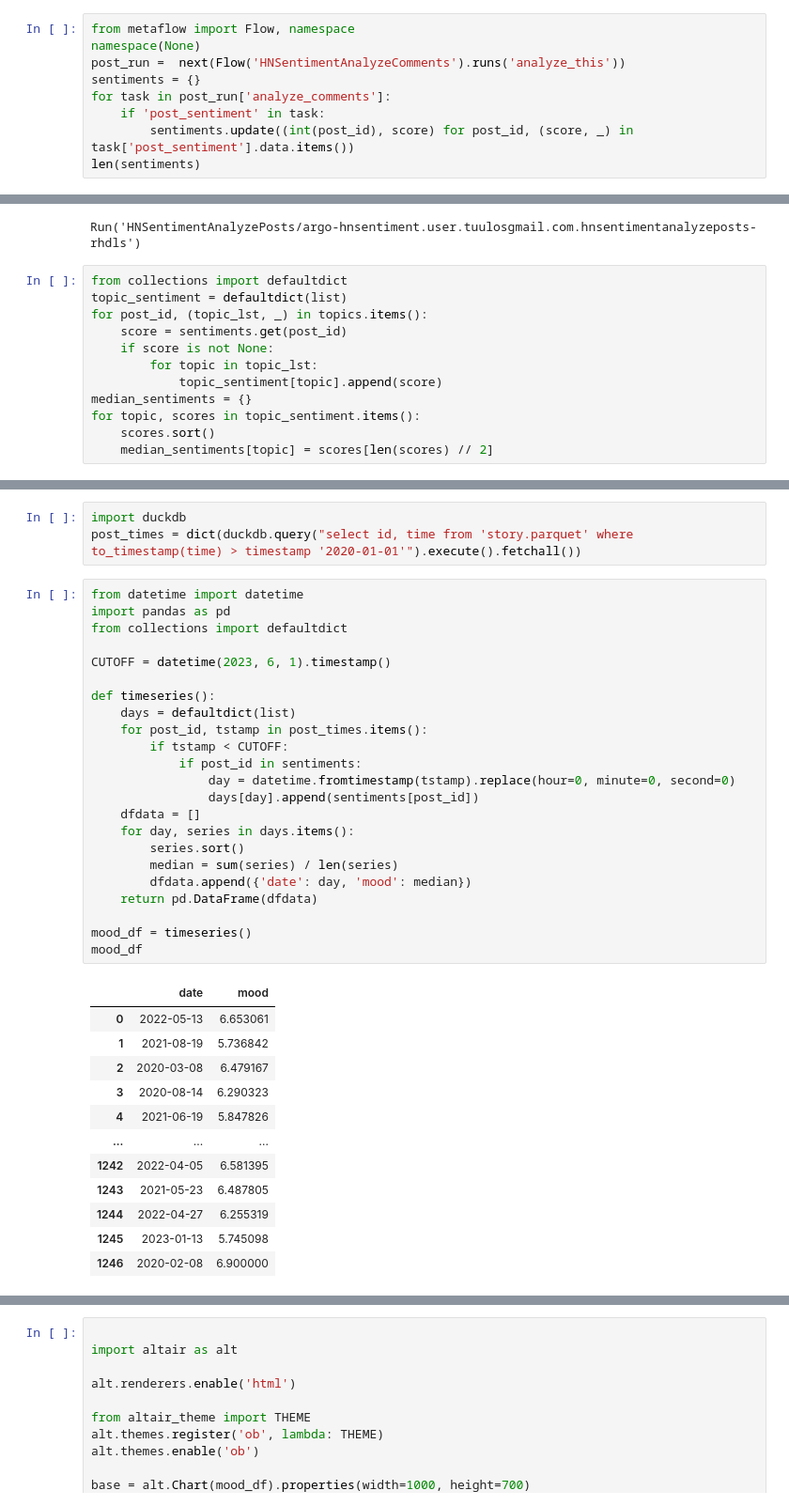
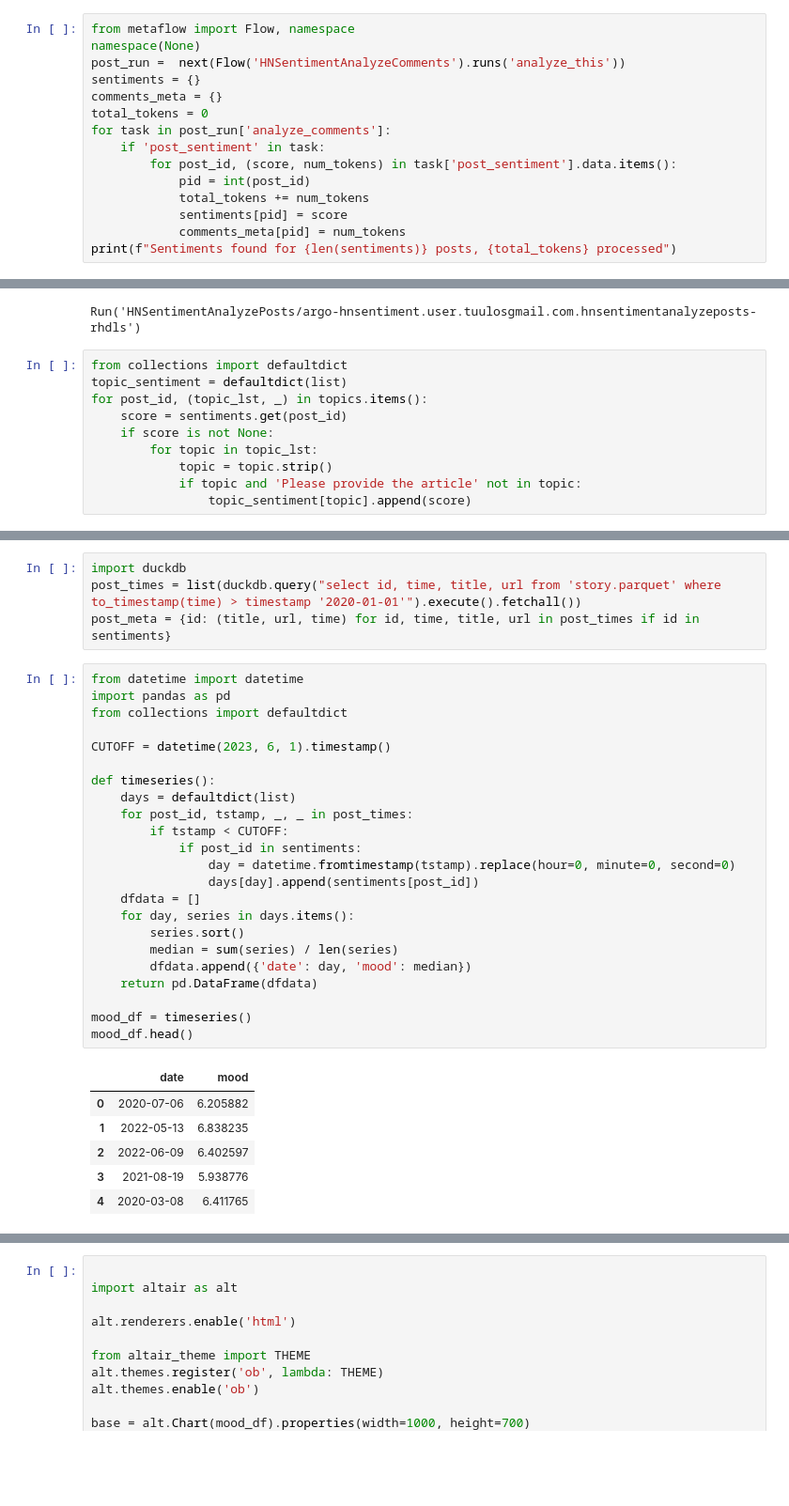
Before and after one commit to outerbounds/hacker-news-sentiment, a Jupyter notebook: sentiments.ipynb, the cells around one changed output, grey strips where cells are left out. Shown at 94% size. Drawn from its saved outputs; the diff is of its cells as text; blank space fills up the shorter version.

Commit message:
update sentiments notebook

```diff
--- a/sentiments.ipynb
+++ b/sentiments.ipynb
@@ -3,8 +3,14 @@ from metaflow import Flow, namespace
 namespace(None)
 post_run =  next(Flow('HNSentimentAnalyzeComments').runs('analyze_this'))
 sentiments = {}
+comments_meta = {}
+total_tokens = 0
 for task in post_run['analyze_comments']:
     if 'post_sentiment' in task:
-        sentiments.update((int(post_id), score) for post_id, (score, _) in task['post_sentiment'].data.items())
-len(sentiments)
+        for post_id, (score, num_tokens) in task['post_sentiment'].data.items():
+            pid = int(post_id)
+            total_tokens += num_tokens
+            sentiments[pid] = score
+            comments_meta[pid] = num_tokens
+print(f"Sentiments found for {len(sentiments)} posts, {total_tokens} processed")
 # %% [output]
@@ -31,8 +37,6 @@ for post_id, (topic_lst, _) in topics.items():
     score = sentiments.get(post_id)
     if score is not None:
         for topic in topic_lst:
-            topic_sentiment[topic].append(score)
-median_sentiments = {}
-for topic, scores in topic_sentiment.items():
-    scores.sort()
-    median_sentiments[topic] = scores[len(scores) // 2]
+            topic = topic.strip()
+            if topic and 'Please provide the article' not in topic:
+                topic_sentiment[topic].append(score)
@@ -96,39 +43,34 @@ len(json.dumps(median_sentiments)) / 1024**2
 # %%
 import duckdb
-post_times = dict(duckdb.query("select id, time from 'story.parquet' where to_timestamp(time) > timestamp '2020-01-01'").execute().fetchall())
+post_times = list(duckdb.query("select id, time, title, url from 'story.parquet' where to_timestamp(time) > timestamp '2020-01-01'").execute().fetchall())
+post_meta = {id: (title, url, time) for id, time, title, url in post_times if id in sentiments}
 # %%
 from datetime import datetime
 import pandas as pd
 from collections import defaultdict
 
 CUTOFF = datetime(2023, 6, 1).timestamp()
 
 def timeseries():
     days = defaultdict(list)
-    for post_id, tstamp in post_times.items():
+    for post_id, tstamp, _, _ in post_times:
         if tstamp < CUTOFF:
             if post_id in sentiments:
                 day = datetime.fromtimestamp(tstamp).replace(hour=0, minute=0, second=0)
                 days[day].append(sentiments[post_id])
     dfdata = []
     for day, series in days.items():
         series.sort()
         median = sum(series) / len(series)
         dfdata.append({'date': day, 'mood': median})
     return pd.DataFrame(dfdata)
 
 mood_df = timeseries()
-mood_df
+mood_df.head()
 # %% [output]
 |  | date | mood |
-| 0 | 2022-05-13 | 6.653061 |
-| 1 | 2021-08-19 | 5.736842 |
-| 2 | 2020-03-08 | 6.479167 |
-| 3 | 2020-08-14 | 6.290323 |
-| 4 | 2021-06-19 | 5.847826 |
-| ... | ... | ... |
-| 1242 | 2022-04-05 | 6.581395 |
-| 1243 | 2021-05-23 | 6.487805 |
-| 1244 | 2022-04-27 | 6.255319 |
-| 1245 | 2023-01-13 | 5.745098 |
-| 1246 | 2020-02-08 | 6.900000 |
+| 0 | 2020-07-06 | 6.205882 |
+| 1 | 2022-05-13 | 6.838235 |
+| 2 | 2022-06-09 | 6.402597 |
+| 3 | 2021-08-19 | 5.938776 |
+| 4 | 2020-03-08 | 6.411765 |
```
Also changed, not shown: parts of 8 cells of this notebook.
